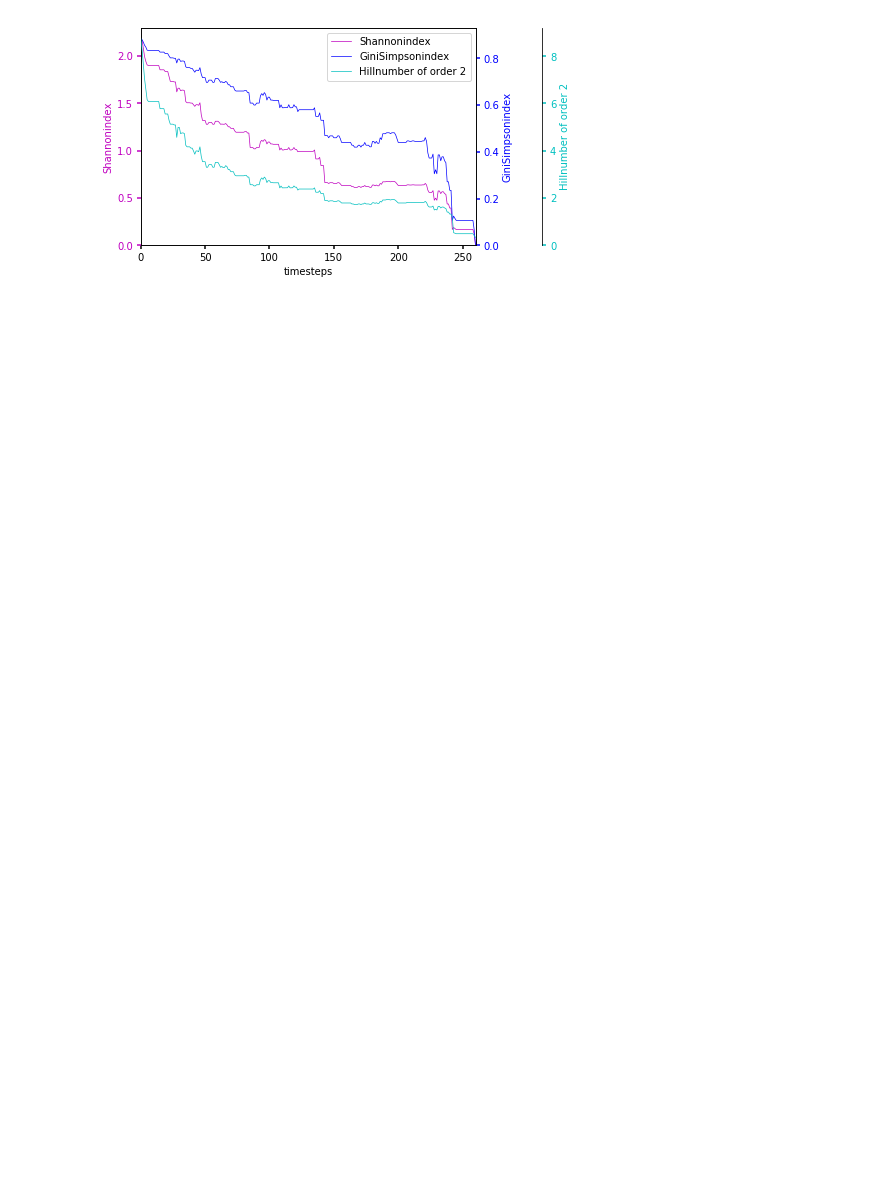
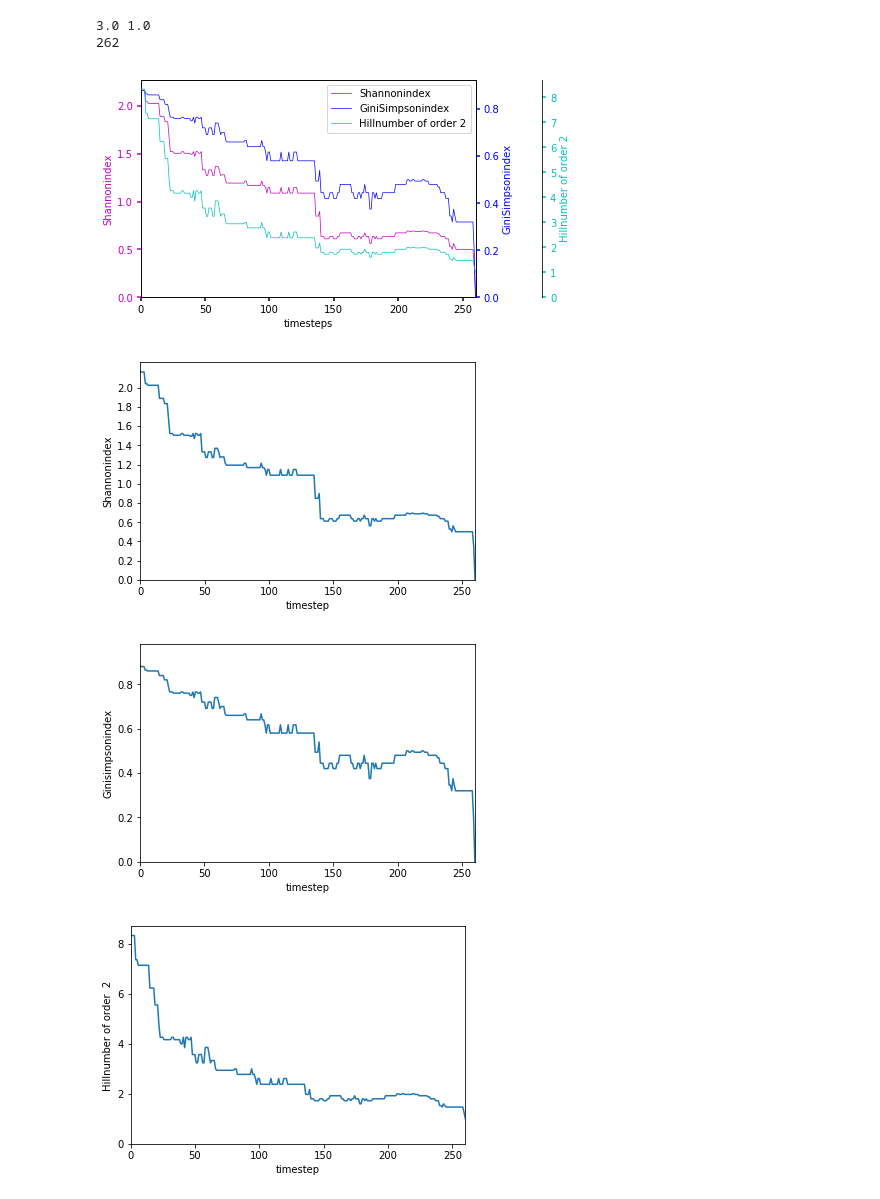
Before and after one commit to sisyga/biolgca, a Jupyter notebook: Indizes sammeln.ipynb, the cells around one changed output. Saved outputs shown, nothing was run; the diff lists cells and outputs as text; code cells hidden in the pictures; blank space fills up the shorter version.

```diff
--- a/Indizes sammeln.ipynb
+++ b/Indizes sammeln.ipynb
@@ -117,5 +119,19 @@ plot_averaged_entropies(sh=result_sh, gi=result_gi, hh=result_hill2, save=True,
 <Figure size 432x288 with 0 Axes>
-# %%
-plot_averaged_entropies(sh=result_sh, gi=result_gi, hh=result_hill2, save=False, id=0)
-# %% [output]
-[figure, removed]
+# %%
+print(counter[243], counter[244])
+print(len(counter))
+# %% [output]
+3.0 1.0
+262
+# %%
+data = np.load('saved_data/'+ '101_0_0476f20_offsprings.npy')
+plot_averaged_entropies(sh=result_sh, gi=result_gi, hh=result_hill2, id=variante + '_' + container)
+s = entropies(props=data, order=1, off=True, plot=True)[0]
+g = entropies(props=data, order=2, off=True, plot=True)
+h = hillnumber(props=data, order=2, off=True, plot=True)
+plot_averaged_entropies(sh=s, gi=g, hh=h, id=variante + '_' + container)
+# %% [output]
+[figure, added]
+[figure, added]
+[figure, added]
+[figure, added]
```
Also changed, not shown: parts of 4 cells of this notebook.
